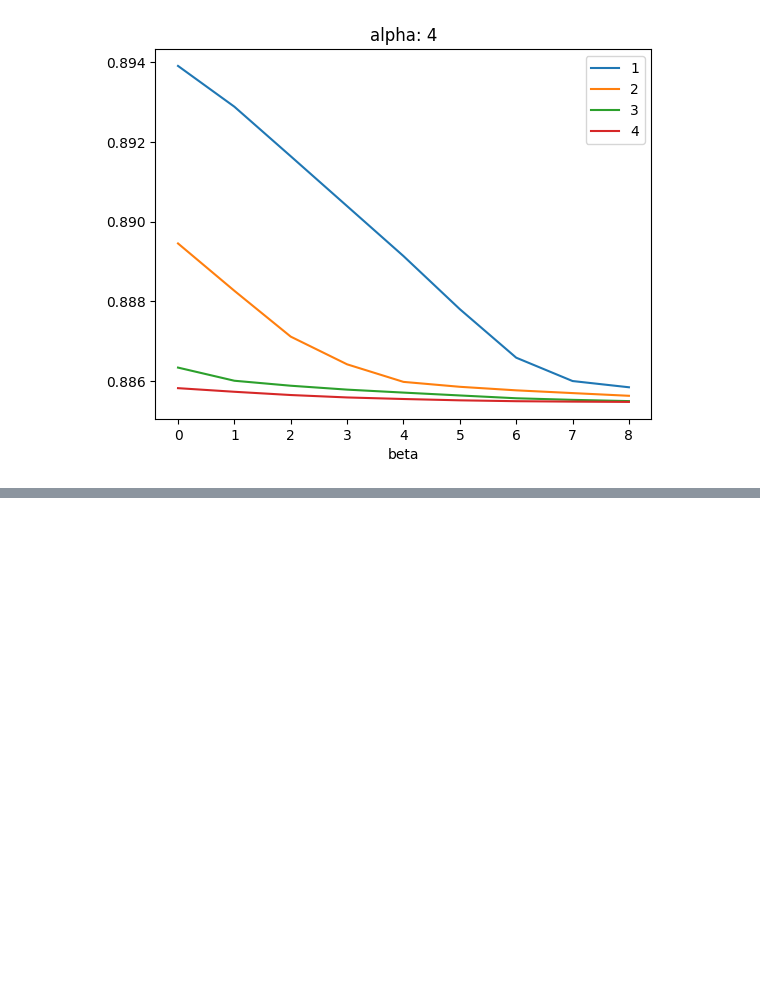
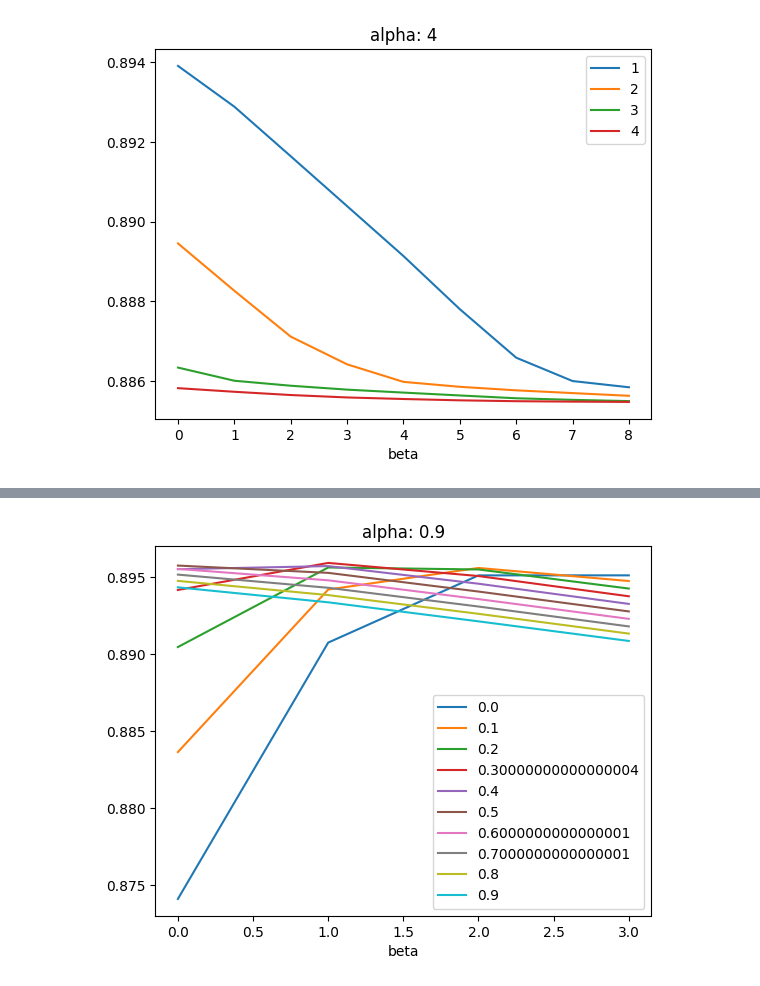
Before and after one commit to albertceballos0/UAB-VC-voice-identification, a Jupyter notebook: LAB1/lab1.ipynb, the cells around one changed output, grey strips where cells are left out. Cells and saved outputs as stored; diff of their text form; code cells hidden in the pictures; blank space fills up the shorter version.

Commit message:
añadir threshold dinámico

```diff
--- a/LAB1/lab1.ipynb
+++ b/LAB1/lab1.ipynb
@@ -200,0 +218,10 @@ for i in results_dynamicThreshold.keys():
+# %%
+for i in f1_dynamicThreshold.keys():
+    plt.title(f"alpha: {i}")
+    plt.xlabel("beta")
+    plt.plot(f1_dynamicThreshold[i], label=i)
+
+plt.legend()
+plt.show()
+# %% [output]
+[figure, added]
```
Also changed, not shown: parts of 1 cell of this notebook.
